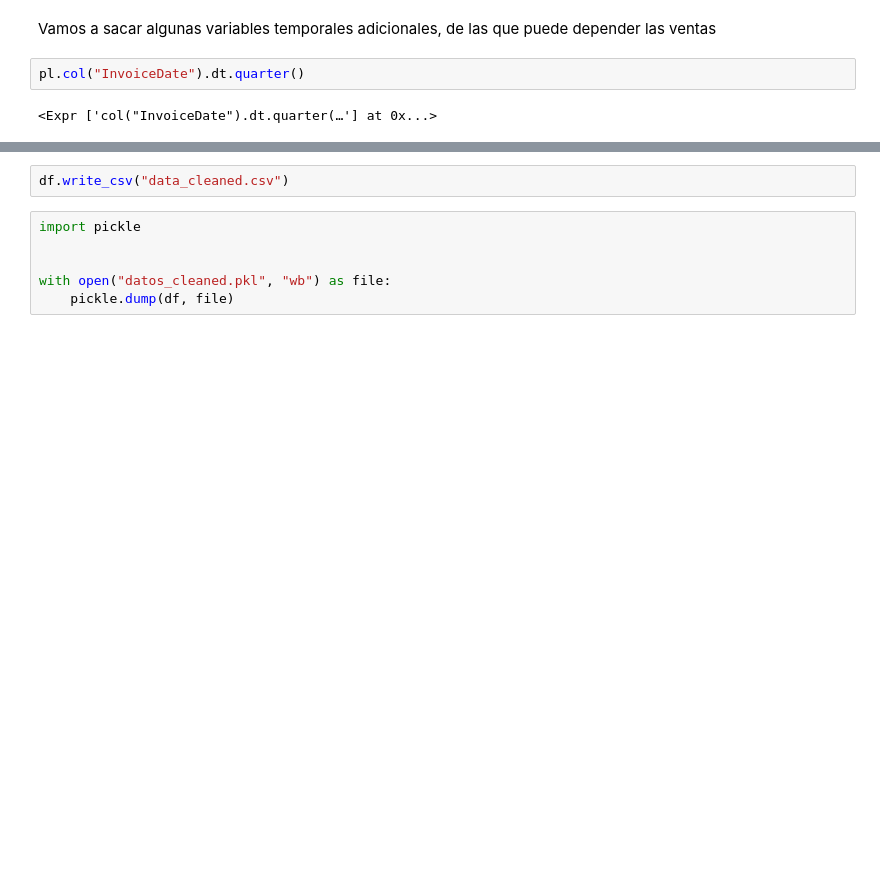
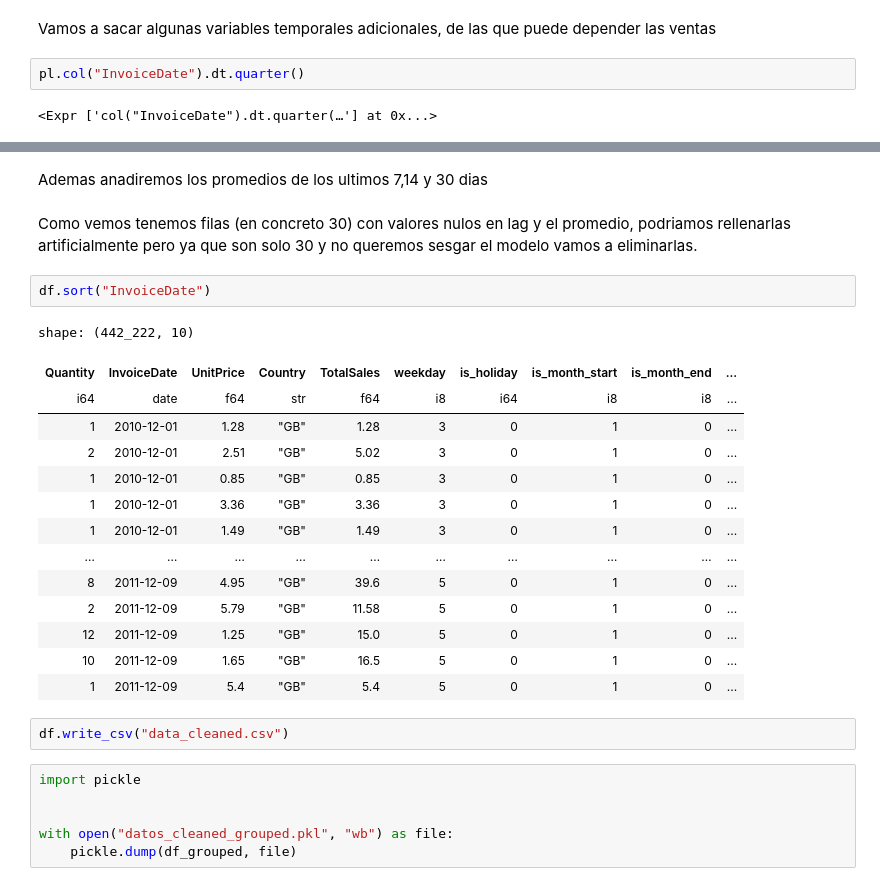
Before and after one commit to Thepelican18/Master_AI_group_activity_1, a Jupyter notebook: limpieza.ipynb, the cells around one changed output, grey strips where cells are left out. Drawn from its saved outputs; the diff is of its cells as text; blank space fills up the shorter version.

```diff
--- a/limpieza.ipynb
+++ b/limpieza.ipynb
@@ -689,8 +795,29 @@ shape: (442_222, 10)
+# %% [markdown]
+Ademas anadiremos los promedios de los ultimos 7,14 y 30 dias
+# %% [markdown]
+Como vemos tenemos filas (en concreto 30) con valores nulos en lag y el promedio, podriamos rellenarlas artificialmente pero ya que son solo 30 y no queremos sesgar el modelo vamos a eliminarlas.
+# %%
+df.sort("InvoiceDate")
+# %% [output]
+shape: (442_222, 10)
+| Quantity | InvoiceDate | UnitPrice | Country | TotalSales | weekday | is_holiday | is_month_start | is_month_end | ... |
+| i64 | date | f64 | str | f64 | i8 | i64 | i8 | i8 | ... |
+| 1 | 2010-12-01 | 1.28 | "GB" | 1.28 | 3 | 0 | 1 | 0 | ... |
+| 2 | 2010-12-01 | 2.51 | "GB" | 5.02 | 3 | 0 | 1 | 0 | ... |
+| 1 | 2010-12-01 | 0.85 | "GB" | 0.85 | 3 | 0 | 1 | 0 | ... |
+| 1 | 2010-12-01 | 3.36 | "GB" | 3.36 | 3 | 0 | 1 | 0 | ... |
+| 1 | 2010-12-01 | 1.49 | "GB" | 1.49 | 3 | 0 | 1 | 0 | ... |
+| … | … | … | … | … | … | … | … | … | ... |
+| 8 | 2011-12-09 | 4.95 | "GB" | 39.6 | 5 | 0 | 1 | 0 | ... |
+| 2 | 2011-12-09 | 5.79 | "GB" | 11.58 | 5 | 0 | 1 | 0 | ... |
+| 12 | 2011-12-09 | 1.25 | "GB" | 15.0 | 5 | 0 | 1 | 0 | ... |
+| 10 | 2011-12-09 | 1.65 | "GB" | 16.5 | 5 | 0 | 1 | 0 | ... |
+| 1 | 2011-12-09 | 5.4 | "GB" | 5.4 | 5 | 0 | 1 | 0 | ... |
 # %%
 df.write_csv("data_cleaned.csv")
 # %%
 import pickle
 
 
-with open("datos_cleaned.pkl", "wb") as file:
-    pickle.dump(df, file)
+with open("datos_cleaned_grouped.pkl", "wb") as file:
+    pickle.dump(df_grouped, file)
```
Also changed, not shown: parts of 29 cells of this notebook, 3 other files.
